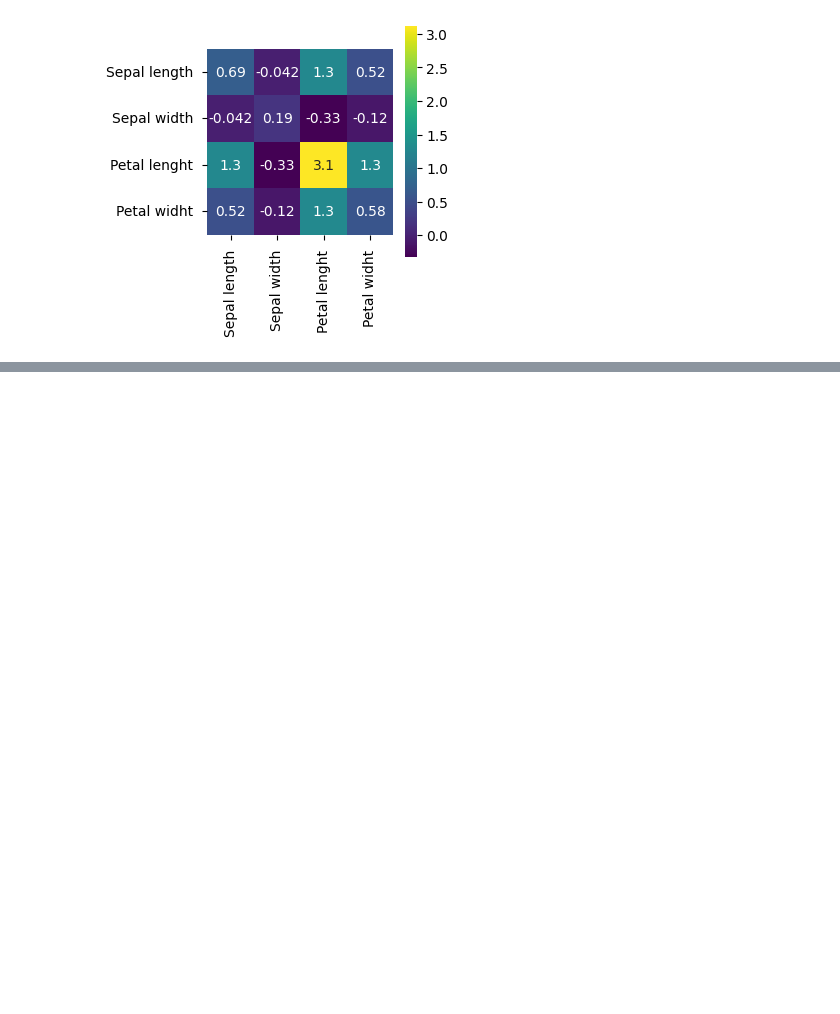
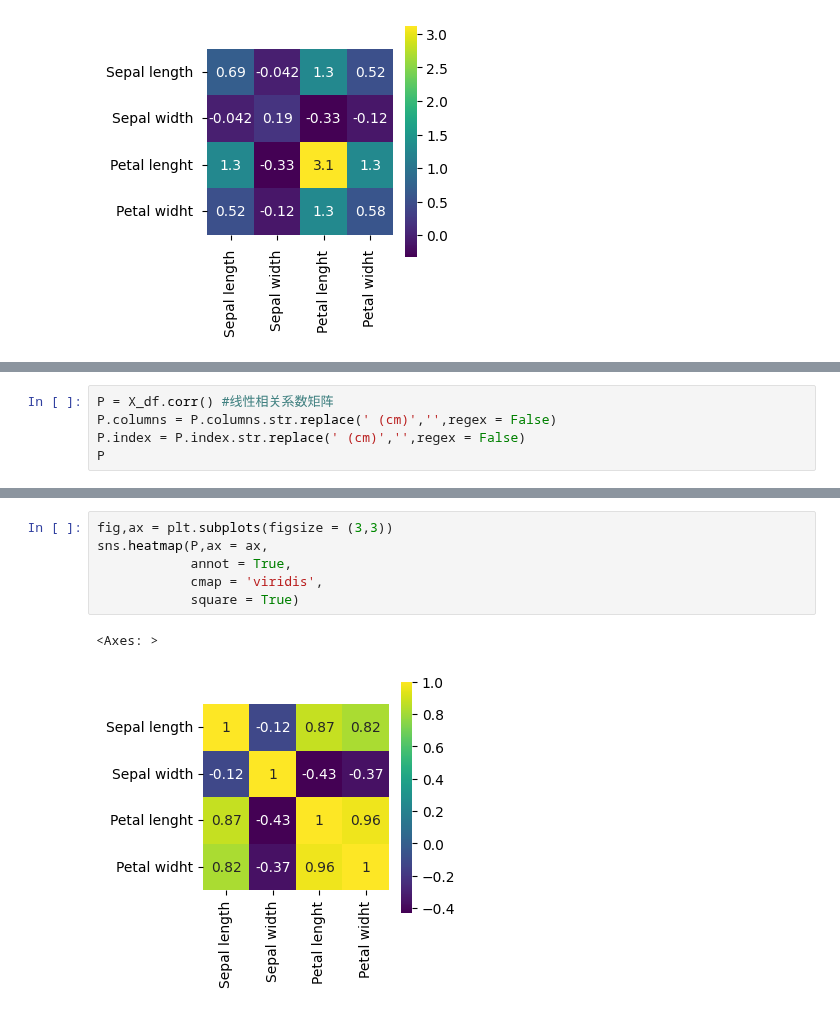
Before and after one commit to Arch-jyh/iris_books, a Jupyter notebook: math_easy/Linear_algebra/2/exersice12_1.ipynb, the cells around one changed output, grey strips where cells are left out. Saved outputs shown, nothing was run; the diff lists cells and outputs as text; blank space fills up the shorter version.

```diff
--- a/math_easy/Linear_algebra/2/exersice12_1.ipynb
+++ b/math_easy/Linear_algebra/2/exersice12_1.ipynb
@@ -190,0 +279,5 @@ sns.heatmap(Sigma,ax = ax,
+# %%
+P = X_df.corr() #线性相关系数矩阵
+P.columns = P.columns.str.replace(' (cm)','',regex = False)
+P.index = P.index.str.replace(' (cm)','',regex = False)
+P
@@ -190,0 +290,9 @@ sns.heatmap(Sigma,ax = ax,
+# %%
+fig,ax = plt.subplots(figsize = (3,3))
+sns.heatmap(P,ax = ax,
+            annot = True,
+            cmap = 'viridis',
+            square = True)
+# %% [output]
+<Axes: >
+[figure, added]
```
Also changed, not shown: parts of 13 cells of this notebook.
